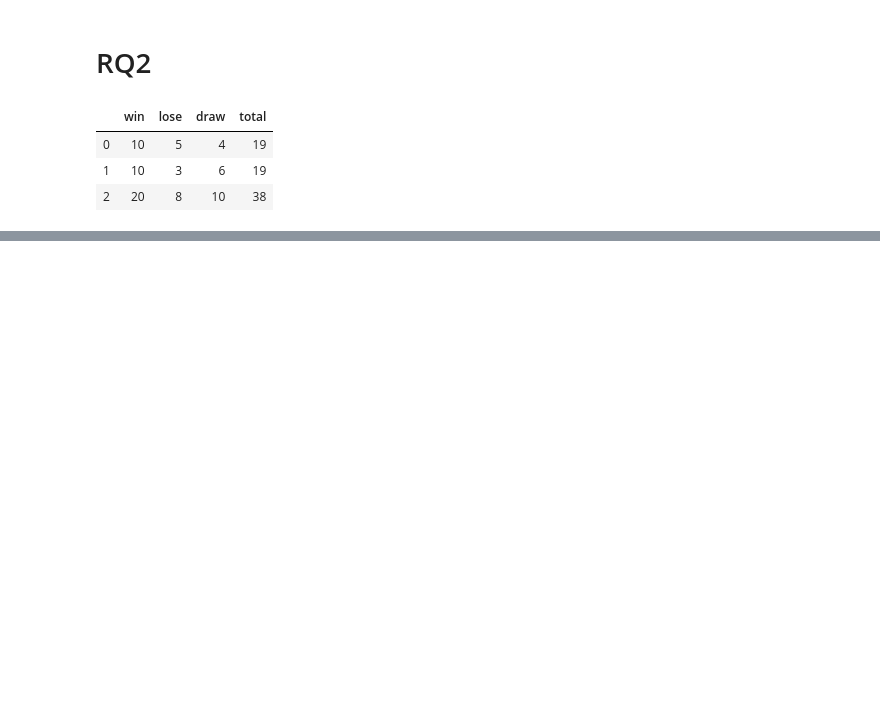
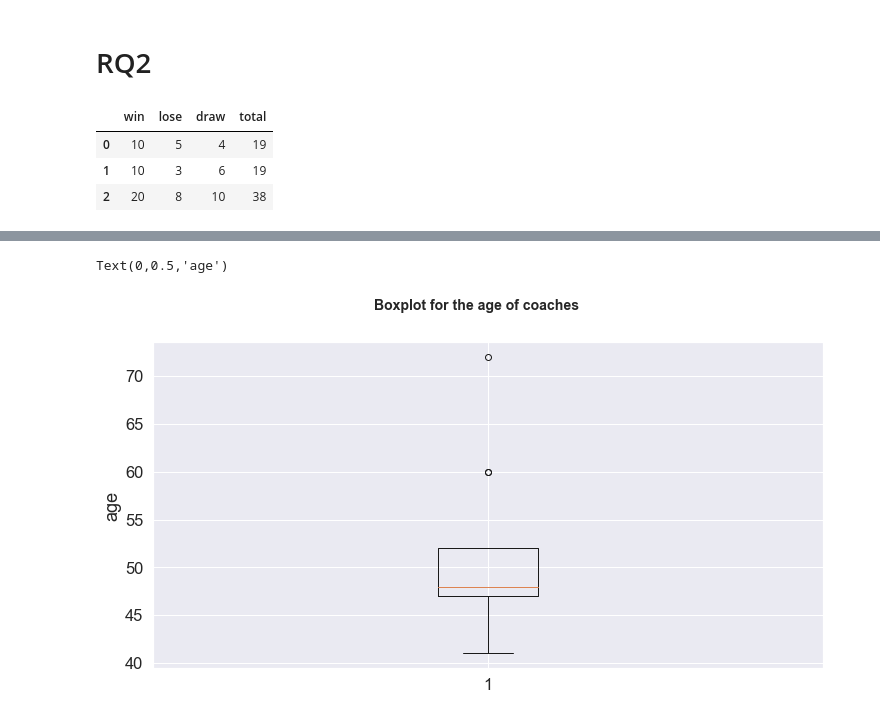
Before and after one commit to silviuspac/Homework_2, a Jupyter notebook: Homework_2.ipynb, the cells around one changed output, grey strips where cells are left out. Cells and saved outputs as stored; diff of their text form; code cells hidden in the pictures; blank space fills up the shorter version.

```diff
--- a/Homework_2.ipynb
+++ b/Homework_2.ipynb
@@ -456,0 +475,15 @@ cont_table_t5
+# %%
+# TODO: move in functions.py
+from datetime import date
+
+def calculateAge(birthdate):
+    birthdate_arr = birthdate.split("-")
+    today = date.today()
+    if str(birthdate_arr[1])+str(birthdate_arr[2]) > str(today.month)+str(today.day):
+        return int(int(today.year) - int(birthdate_arr[0]) - 1)
+    else:
+        return int(int(today.year) - int(birthdate_arr[0]))
+# %%
+#add age column
+coach_teams_en = coach_teams_en.assign(age = coach_teams_en["birthDate"].apply(calculateAge))
+coach_teams_en
@@ -456,0 +506,18 @@ cont_table_t5
+# %%
+#rename columns and sort the dataframe by age
+coach_teams_en.rename(columns={"name" : "teamName", "officialName" : "officialTeamName"}, inplace = True)
+coach_teams_en.sort_values(by= ["age"], inplace = True)
+# %%
+# there are two coaches of the same team, we take the youngest
+coach_teams_en.drop_duplicates(subset = "currentTeamId", keep="first", inplace = True )
+# %%
+#box plot
+fig = plt.figure()
+fig.suptitle('Boxplot for the age of coaches', fontsize=14, fontweight='bold')
+fig.set_size_inches(12,6)
+ax = fig.add_subplot(111)
+ax.boxplot(coach_teams_en["age"])
+ax.set_ylabel('age')
+# %% [output]
+Text(0,0.5,'age')
+[figure, added]
```
Also changed, not shown: parts of 14 cells of this notebook, 2 other files.
